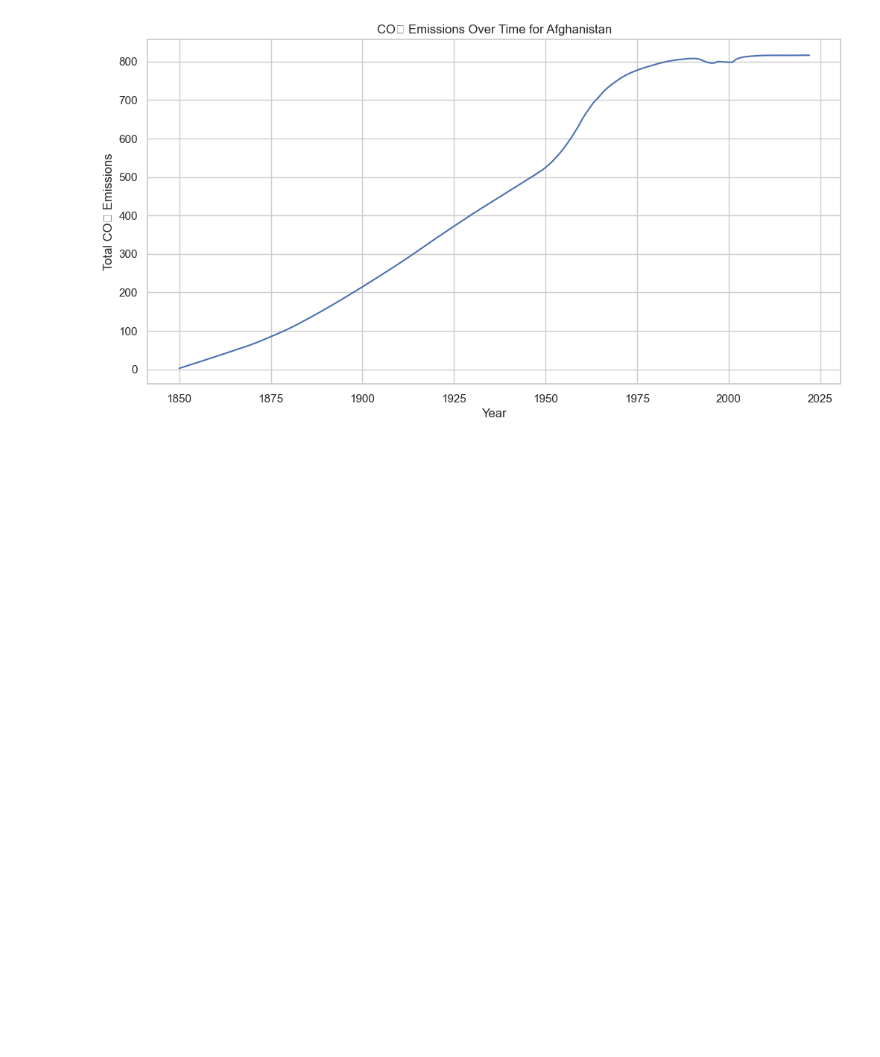
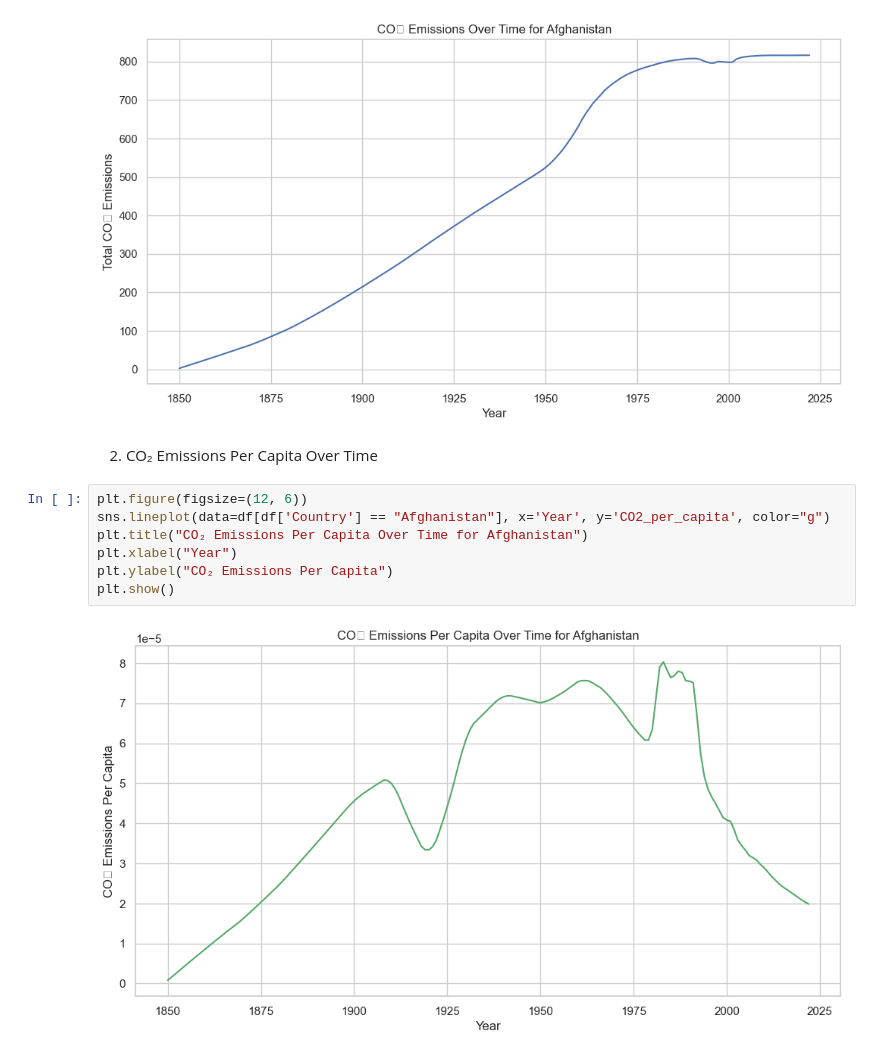
Before and after one commit to alextran21211/adsc3910-project-group-5, a Jupyter notebook: notebooks/eda.ipynb, the cells around one changed output. Saved outputs shown, nothing was run; the diff lists cells and outputs as text; blank space fills up the shorter version.

Commit message:
Line Plot of C02 Emissions Per Capita Over Time

```diff
--- a/notebooks/eda.ipynb
+++ b/notebooks/eda.ipynb
@@ -88,3 +88,14 @@ plt.ylabel("Total CO₂ Emissions")
 plt.show()
 # %% [output]
 [figure]
+# %% [markdown]
+2. CO₂ Emissions Per Capita Over Time
+# %%
+plt.figure(figsize=(12, 6))
+sns.lineplot(data=df[df['Country'] == "Afghanistan"], x='Year', y='CO2_per_capita', color="g")
+plt.title("CO₂ Emissions Per Capita Over Time for Afghanistan")
+plt.xlabel("Year")
+plt.ylabel("CO₂ Emissions Per Capita")
+plt.show()
+# %% [output]
+[figure, added]
```
